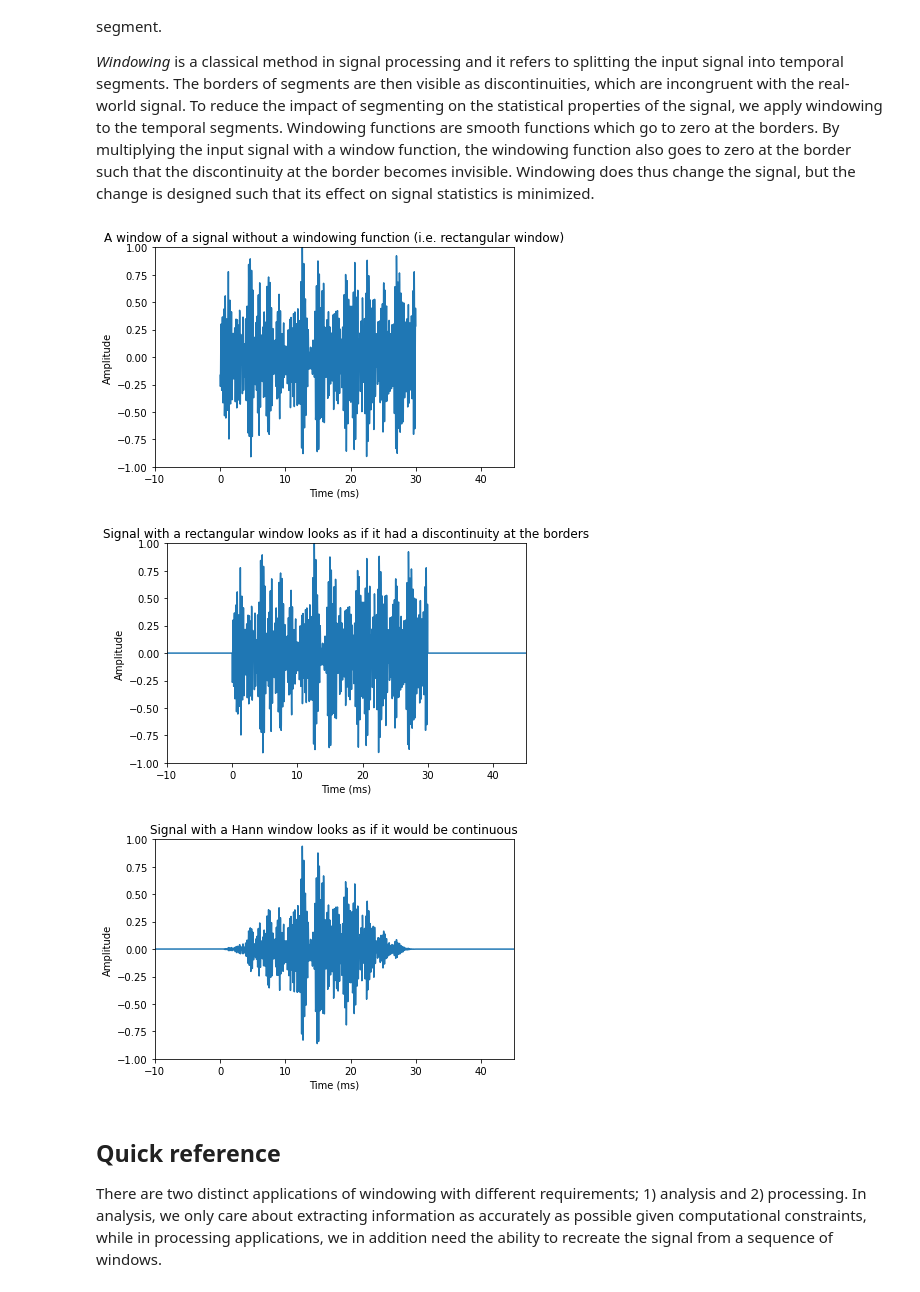
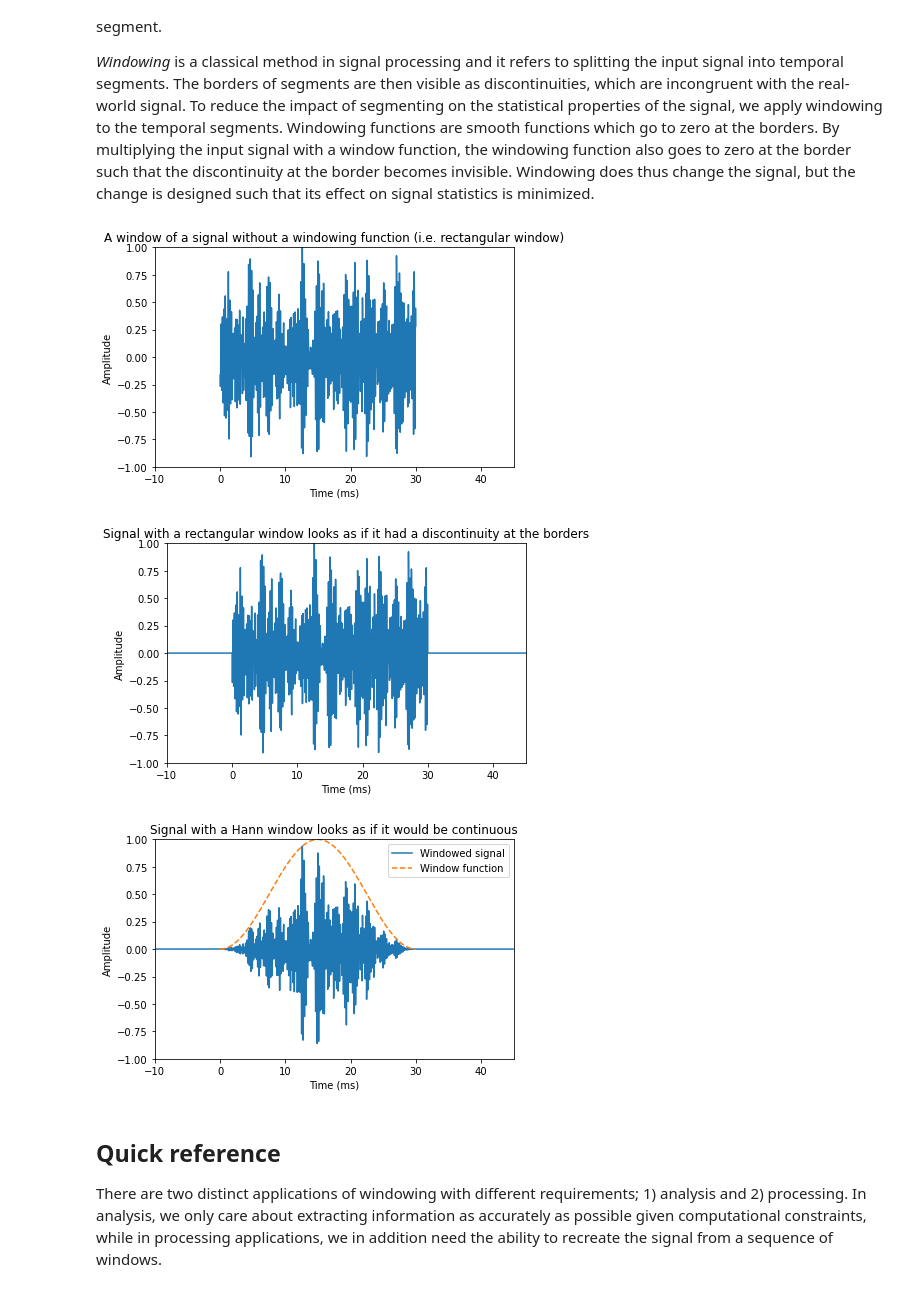
Before and after one commit to Speech-Interaction-Technology-Aalto-U/itsp, a Jupyter notebook: Representations/Windowing.ipynb, the cells around one changed output. Cells and saved outputs as stored; diff of their text form; code cells hidden in the pictures.

```diff
--- a/Representations/Windowing.ipynb
+++ b/Representations/Windowing.ipynb
@@ -49,35 +49,37 @@ datawin = datawin/np.max(np.abs(datawin)) # normalize
 
 plt.plot(n*1000/fs,datawin)
 plt.xlabel('Time (ms)')
 plt.ylabel('Amplitude')
 plt.title('A window of a signal without a windowing function (i.e. rectangular window)')
 plt.axis([-10.,45.,-1.,1.])
 plt.tight_layout()
 plt.show()
 
 nx = np.concatenate(([-1000,0.],n,[window_length,window_length+1000]))
 datax = np.concatenate(([0.,0.],datawin,[0.,0.]))
 plt.plot(nx*1000/fs,datax)
 plt.xlabel('Time (ms)')
 plt.ylabel('Amplitude')
 plt.title('Signal with a rectangular window looks as if it had a discontinuity at the borders')
 plt.axis([-10.,45.,-1.,1.])
 plt.tight_layout()
 plt.show()
 
 nx = np.concatenate(([-1000,0.],n,[window_length,window_length+1000]))
 datax = np.concatenate(([0.,0.],datawin*windowing_fn,[0.,0.]))
-plt.plot(nx*1000/fs,datax)
+plt.plot(nx*1000/fs,datax,label='Windowed signal')
+plt.plot(n*1000/fs,windowing_fn,'--',label='Window function')
+plt.legend()
 plt.xlabel('Time (ms)')
 plt.ylabel('Amplitude')
 plt.title('Signal with a Hann window looks as if it would be continuous')
 plt.axis([-10.,45.,-1.,1.])
 plt.tight_layout()
 plt.show()
 # %% [output]
 [figure]
 [figure]
-[figure, old version]
+[figure, new version]
 # %% [markdown]
 ## Quick reference
 
```
Also changed, not shown: parts of 6 cells of this notebook, 6 other files.
